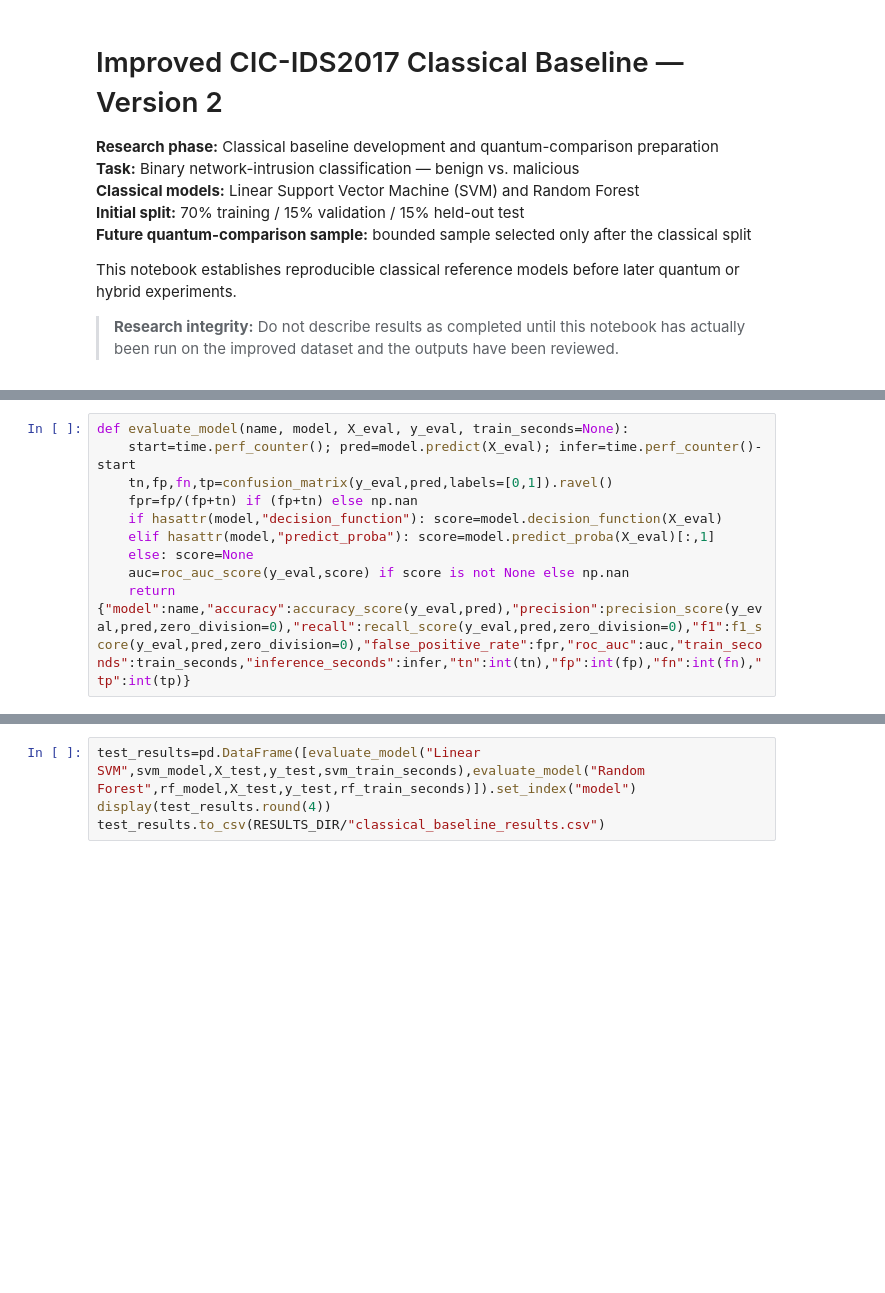
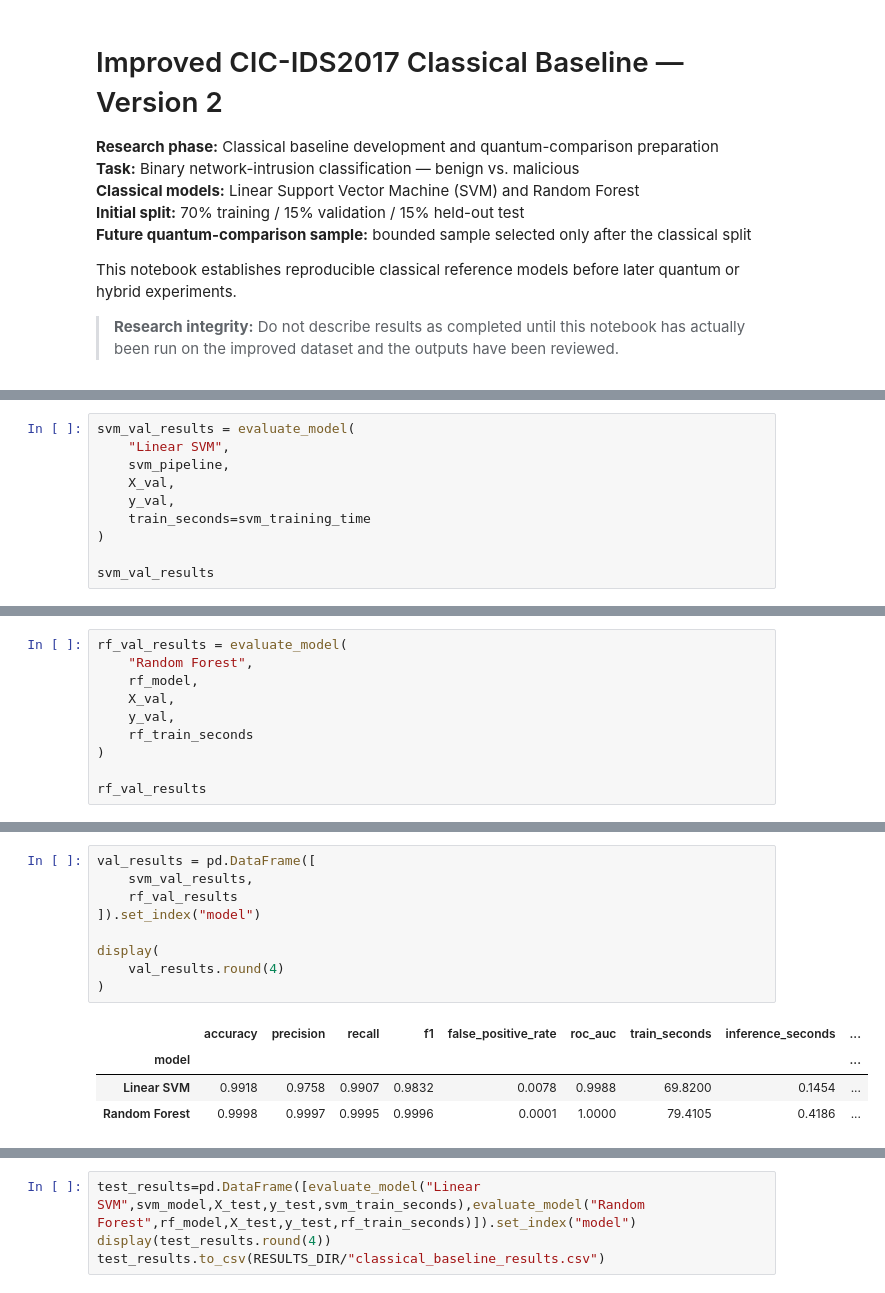
Before and after one commit to OOdunsi/Exploring-Quantum-Computing---CICIDS2017-Dataset-Test, a Jupyter notebook: notebooks/01_cicids2017_classical_baseline_v2.ipynb, the cells around one changed output, grey strips where cells are left out. Cells and saved outputs as stored; diff of their text form; blank space fills up the shorter version.

```diff
--- a/notebooks/01_cicids2017_classical_baseline_v2.ipynb
+++ b/notebooks/01_cicids2017_classical_baseline_v2.ipynb
@@ -194,10 +972,10 @@ source_audit.to_csv(RESULTS_DIR/"source_file_distribution.csv")
 # %%
-def evaluate_model(name, model, X_eval, y_eval, train_seconds=None):
-    start=time.perf_counter(); pred=model.predict(X_eval); infer=time.perf_counter()-start
-    tn,fp,fn,tp=confusion_matrix(y_eval,pred,labels=[0,1]).ravel()
-    fpr=fp/(fp+tn) if (fp+tn) else np.nan
-    if hasattr(model,"decision_function"): score=model.decision_function(X_eval)
-    elif hasattr(model,"predict_proba"): score=model.predict_proba(X_eval)[:,1]
-    else: score=None
-    auc=roc_auc_score(y_eval,score) if score is not None else np.nan
-    return {"model":name,"accuracy":accuracy_score(y_eval,pred),"precision":precision_score(y_eval,pred,zero_division=0),"recall":recall_score(y_eval,pred,zero_division=0),"f1":f1_score(y_eval,pred,zero_division=0),"false_positive_rate":fpr,"roc_auc":auc,"train_seconds":train_seconds,"inference_seconds":infer,"tn":int(tn),"fp":int(fp),"fn":int(fn),"tp":int(tp)}
+svm_val_results = evaluate_model(
+    "Linear SVM",
+    svm_pipeline,
+    X_val,
+    y_val,
+    train_seconds=svm_training_time
+)
+
+svm_val_results
@@ -214,0 +1077,10 @@ display(val_results.round(4))
+# %%
+rf_val_results = evaluate_model(
+    "Random Forest",
+    rf_model,
+    X_val,
+    y_val,
+    rf_train_seconds
+)
+
+rf_val_results
@@ -214,0 +1117,14 @@ display(val_results.round(4))
+# %%
+val_results = pd.DataFrame([
+    svm_val_results,
+    rf_val_results
+]).set_index("model")
+
+display(
+    val_results.round(4)
+)
+# %% [output]
+|  | accuracy | precision | recall | f1 | false_positive_rate | roc_auc | train_seconds | inference_seconds | ... |
+| model |  |  |  |  |  |  |  |  | ... |
+| Linear SVM | 0.9918 | 0.9758 | 0.9907 | 0.9832 | 0.0078 | 0.9988 | 69.8200 | 0.1454 | ... |
+| Random Forest | 0.9998 | 0.9997 | 0.9995 | 0.9996 | 0.0001 | 1.0000 | 79.4105 | 0.4186 | ... |
```
Also changed, not shown: parts of 74 cells of this notebook, 2 other files.
